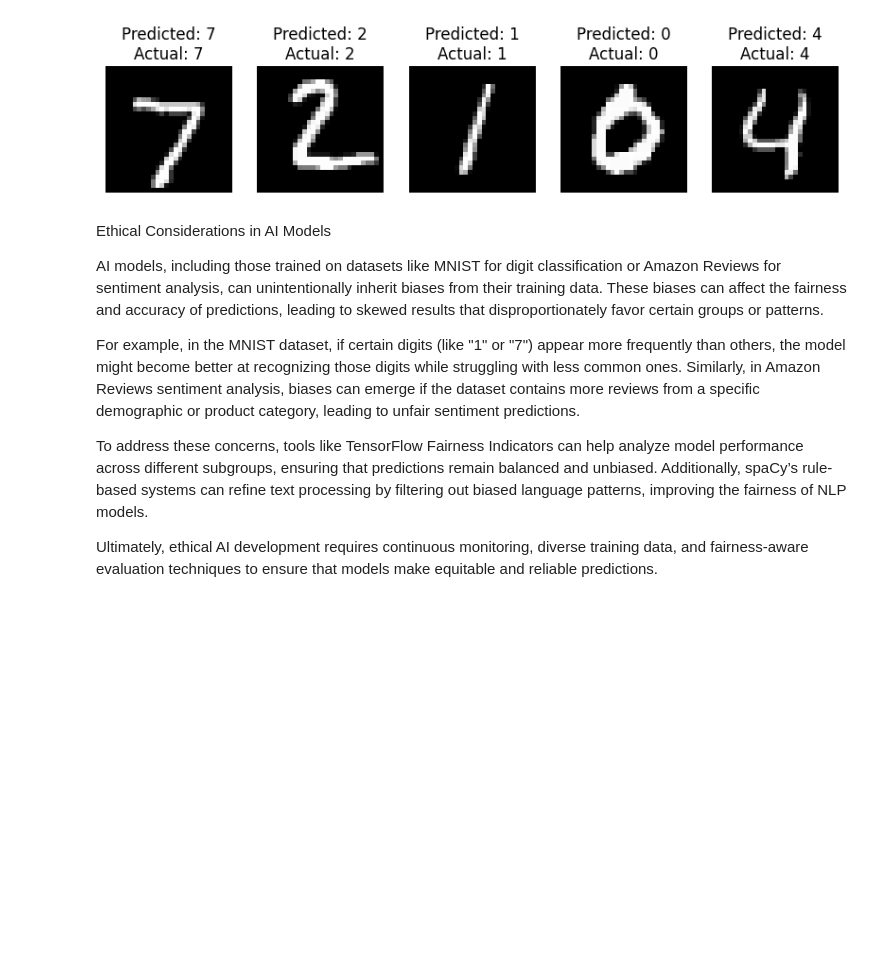
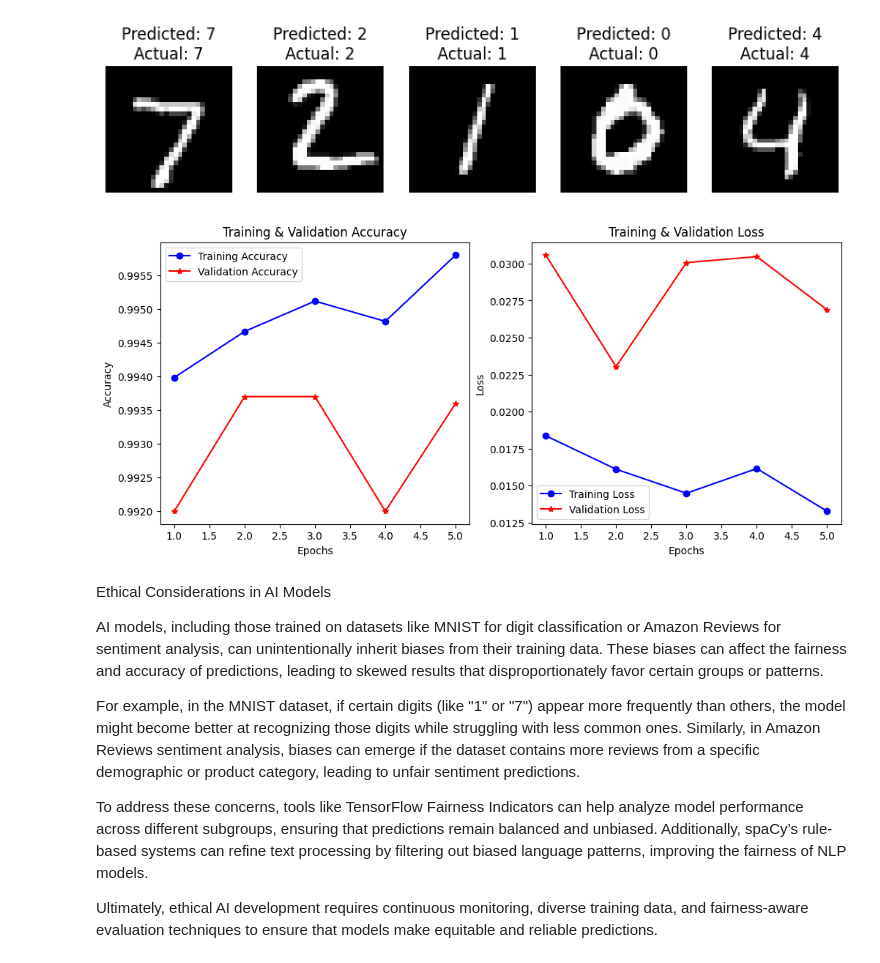
Before and after one commit to FayCodes/AI-Assignment-Week-3, a Jupyter notebook: MNIST_CNN.ipynb, the cells around one changed output. Drawn from its saved outputs; the diff is of its cells as text; code cells hidden in the pictures; blank space fills up the shorter version.

```diff
--- a/MNIST_CNN.ipynb
+++ b/MNIST_CNN.ipynb
@@ -178,6 +178,38 @@ plt.show()
 # %% [output]
 313/313 ━━━━━━━━━━━━━━━━━━━━ 4s 14ms/step
 [figure]
+# %%
+import matplotlib.pyplot as plt
+
+# Extract accuracy and loss values from training history
+history_dict = history.history
+epochs = range(1, len(history_dict['accuracy']) + 1)
+
+# Create a figure with two subplots
+plt.figure(figsize=(12, 5))
+
+# Plot Training & Validation Accuracy
+plt.subplot(1, 2, 1)
+plt.plot(epochs, history_dict['accuracy'], 'bo-', label='Training Accuracy')
+plt.plot(epochs, history_dict['val_accuracy'], 'r*-', label='Validation Accuracy')
+plt.xlabel('Epochs')
+plt.ylabel('Accuracy')
+plt.title('Training & Validation Accuracy')
+plt.legend()
+
+# Plot Training & Validation Loss
+plt.subplot(1, 2, 2)
+plt.plot(epochs, history_dict['loss'], 'bo-', label='Training Loss')
+plt.plot(epochs, history_dict['val_loss'], 'r*-', label='Validation Loss')
+plt.xlabel('Epochs')
+plt.ylabel('Loss')
+plt.title('Training & Validation Loss')
+plt.legend()
+
+# Show the plots
+plt.show()
+# %% [output]
+[figure, added]
 # %% [markdown]
 Ethical Considerations in AI Models
 
```
